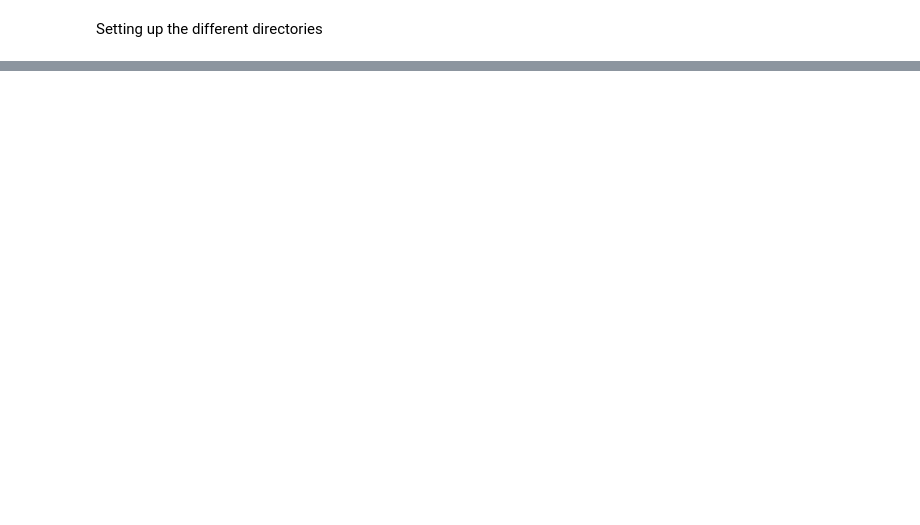
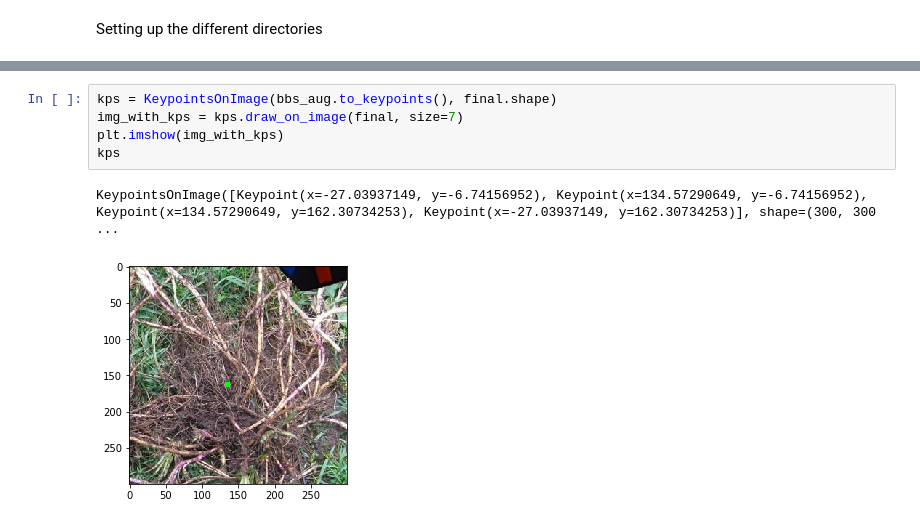
Before and after one commit to mahoyen/tantrix-CV-detect, a Jupyter notebook: Boundingbox dataset.ipynb, the cells around one changed output, grey strips where cells are left out. Drawn from its saved outputs; the diff is of its cells as text; blank space fills up the shorter version.

```diff
--- a/Boundingbox dataset.ipynb
+++ b/Boundingbox dataset.ipynb
@@ -25,0 +209,8 @@ plt.imshow(backgrounds[np.random.randint(len(backgrounds))])
+# %%
+kps = KeypointsOnImage(bbs_aug.to_keypoints(), final.shape)
+img_with_kps = kps.draw_on_image(final, size=7)
+plt.imshow(img_with_kps)
+kps
+# %% [output]
+KeypointsOnImage([Keypoint(x=-27.03937149, y=-6.74156952), Keypoint(x=134.57290649, y=-6.74156952), Keypoint(x=134.57290649, y=162.30734253), Keypoint(x=-27.03937149, y=162.30734253)], shape=(300, 300 ...
+[figure, added]
```
Also changed, not shown: parts of 17 cells of this notebook, 6 other files.
